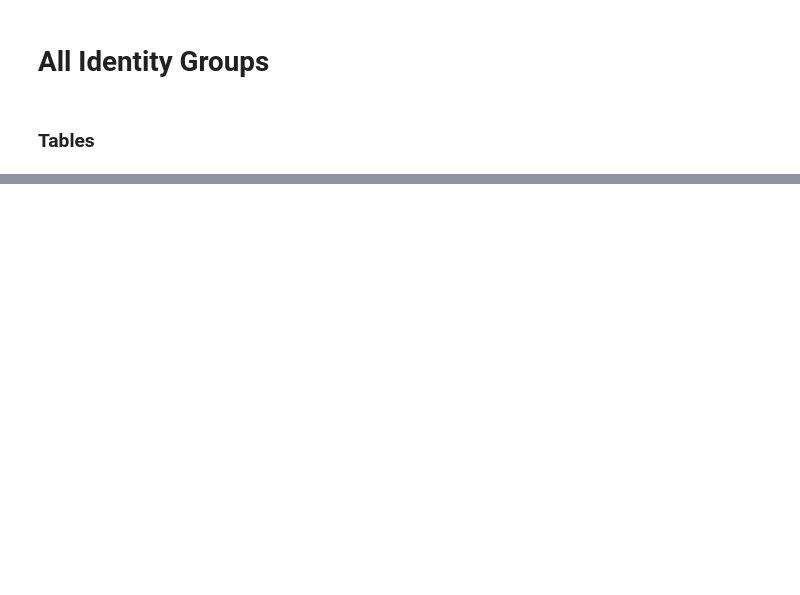
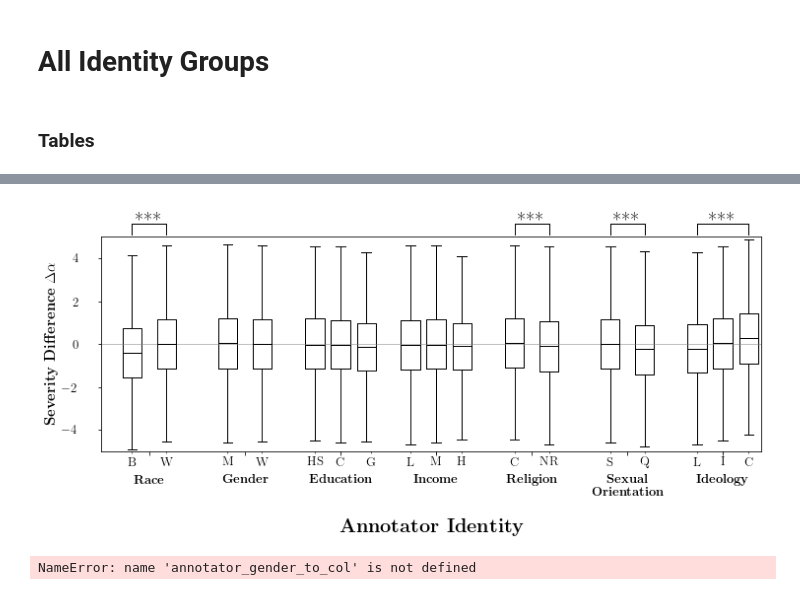
Before and after one commit to dlab-projects/annotator_sensitivity_irt, a Jupyter notebook: notebooks/analyze_exp01-03.ipynb, the cells around one changed output, grey strips where cells are left out. Saved outputs shown, nothing was run; the diff lists cells and outputs as text; code cells hidden in the pictures; blank space fills up the shorter version.

```diff
--- a/notebooks/analyze_exp01-03.ipynb
+++ b/notebooks/analyze_exp01-03.ipynb
@@ -366,35 +467,43 @@ ax.boxplot(
     medianprops={'color': 'black', 'lw': 1},
     boxprops={'lw': 1},)
 mplego.labels.add_significance_label(ax, bounds=[6 - 1.5 * spacing, 6 + 1.5 * spacing], which='top', label='***')
 
 ax.axhline(0, linestyle='-', color='gray', lw=0.5)
 
 ax.set_xticks([
     -spacing,
     spacing,
     1 - spacing,
     1 + spacing,
     2 - 1.5 * spacing,
     2.0001,
     2.045+ 1.5 * spacing,
     3 - 1.5 * spacing,
     3.0001,
     3 + 1.5 * spacing,
     4 - spacing,
     4 + spacing,
     5 - spacing,
     5 + spacing,
     6 - 1.5 * spacing,
     6.0001,
     6 + 1.5 * spacing
 ], minor=True)
-ax.set_xticklabels(['B', 'W', 'M', 'W', 'HS', 'C', 'G', 'L', 'M', 'H', 'C', 'NR', 'S', 'O', 'L', 'I', 'C'], minor=True)
+ax.set_xticklabels(['B', 'W', 'M', 'W', 'HS', 'C', 'G', 'L', 'M', 'H', 'C', 'NR', 'S', 'Q', 'L', 'I', 'C'], minor=True)
 ax.set_xticks([0, 1, 2, 3, 4, 5, 6])
-ax.set_xticklabels(
-    mplego.labels.bold_text(['Race', 'Gender', 'Education', 'Income', 'Religion', 'Sex. Ori.', 'Ideology']))
+xticks = mplego.labels.bold_text(['Race', 'Gender', 'Education', 'Income', 'Religion', 'Sexual Ori.', 'Ideology'])
+xticks[-2] = r'\textbf{Sexual}''\n'r'\textbf{Orientation}'
+ax.set_xticklabels(xticks)
 ax.tick_params(labelsize=13, which='major', pad=20)
 ax.tick_params(labelsize=13, which='minor')
 ax.set_xlim([-0.5, 6.4])
 ax.set_ylim([-5, 5])
-ax.set_ylabel(r'\textbf{Severity Difference}', fontsize=15)
-plt.savefig('severity_differences_across_identities_bw03.pdf', bbox_inches='tight')
+ax.set_ylabel(r'\textbf{Severity Difference} $\Delta \alpha$', fontsize=15)
+ax.set_xlabel(r'\textbf{Annotator Identity}', fontsize=20, labelpad=20)
+plt.savefig('severity_differences_across_identities_bw03.png', bbox_inches='tight', dpi=600)
+# %% [output]
+[figure, added]
+# %%
+annotator_gender_to_col
+# %% [output]
+NameError: name 'annotator_gender_to_col' is not defined
```
Also changed, not shown: parts of 8 cells of this notebook, 4 other files.
